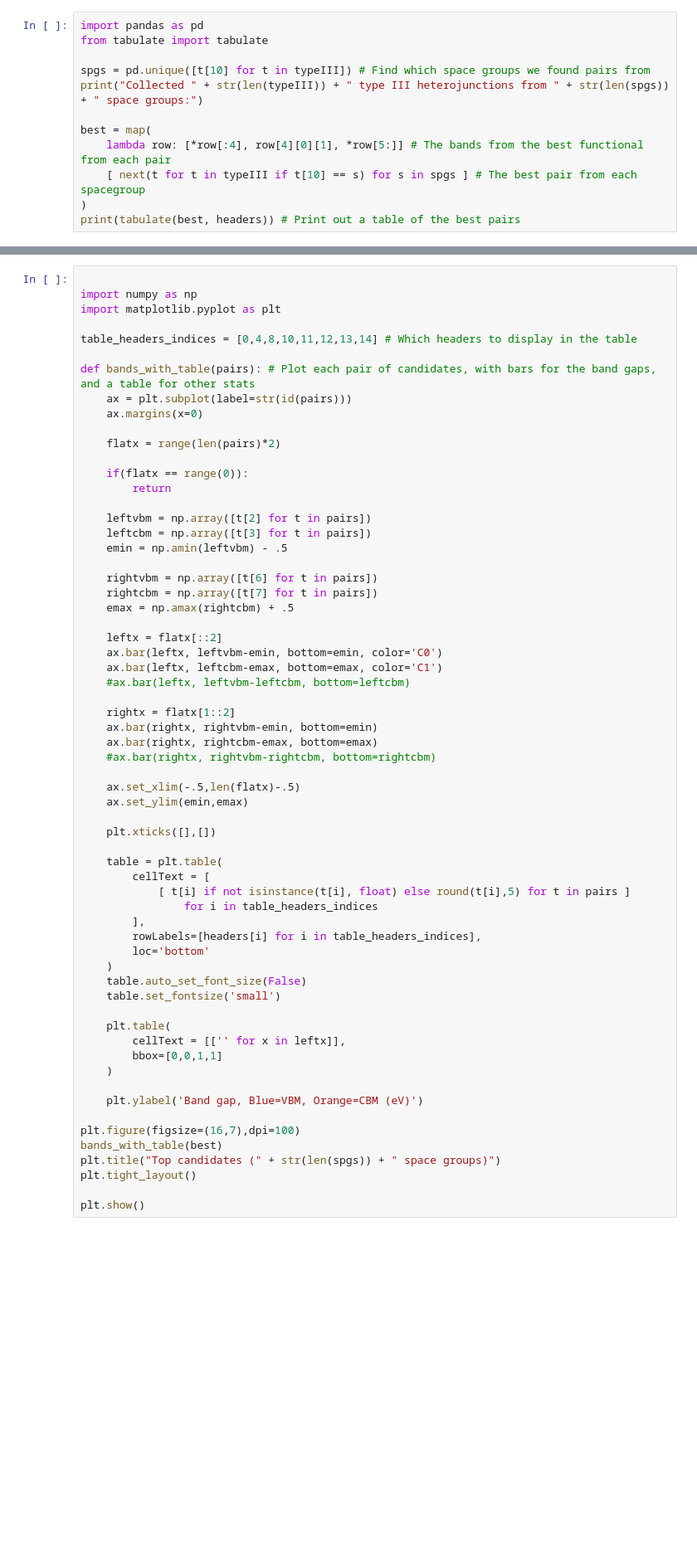
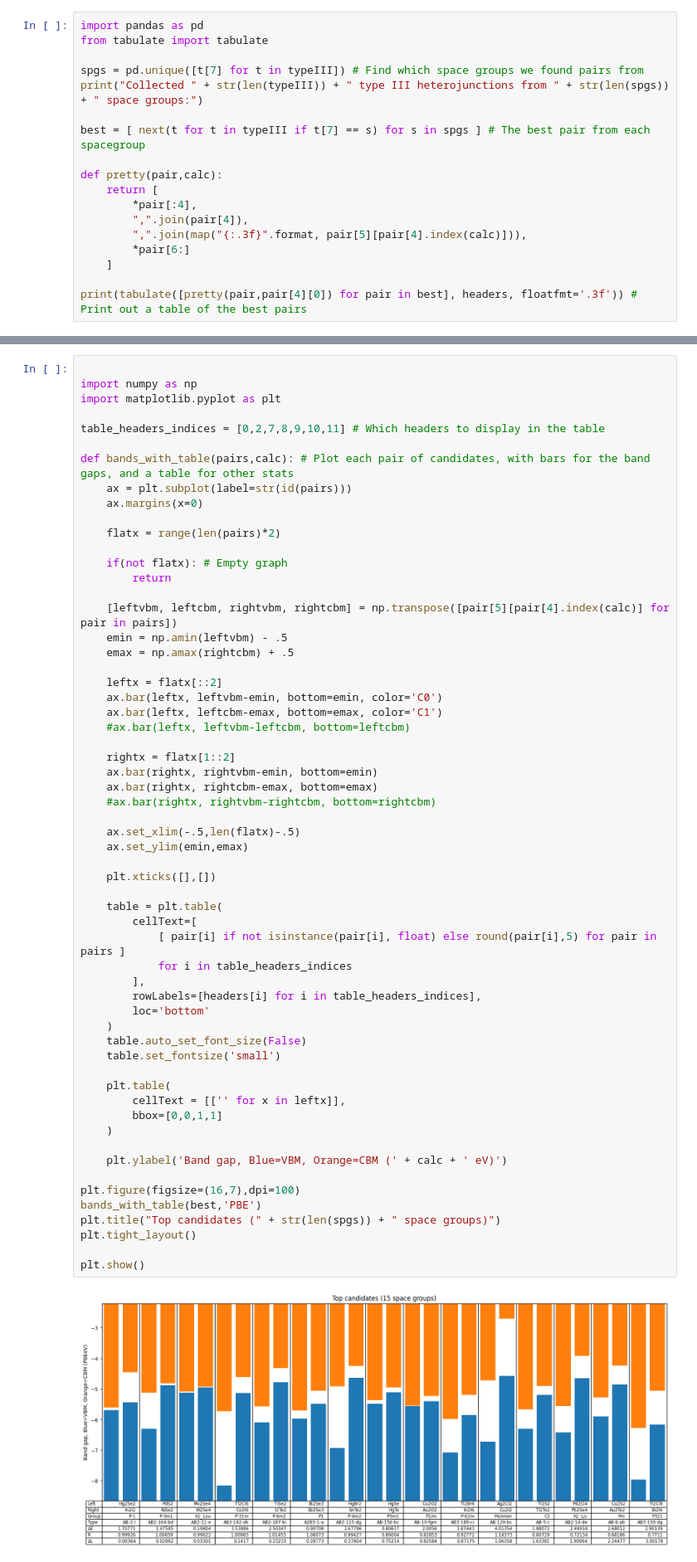
Before and after one commit to MayCXC/DIPC, a Jupyter notebook: topinsulators.ipynb, the cells around one changed output, grey strips where cells are left out. Shown: that part at 83% size. Drawn from its saved outputs; the diff is of its cells as text; blank space fills up the shorter version.

```diff
--- a/topinsulators.ipynb
+++ b/topinsulators.ipynb
@@ -127,11 +131,17 @@ SyntaxError: invalid syntax (<ipython-input-7-4c2a79ccf911>, line 52)
 import pandas as pd
 from tabulate import tabulate
 
-spgs = pd.unique([t[10] for t in typeIII]) # Find which space groups we found pairs from
+spgs = pd.unique([t[7] for t in typeIII]) # Find which space groups we found pairs from
 print("Collected " + str(len(typeIII)) + " type III heterojunctions from " + str(len(spgs)) + " space groups:")
 
-best = map(
-    lambda row: [*row[:4], row[4][0][1], *row[5:]] # The bands from the best functional from each pair
-    [ next(t for t in typeIII if t[10] == s) for s in spgs ] # The best pair from each spacegroup
-)
-print(tabulate(best, headers)) # Print out a table of the best pairs
+best = [ next(t for t in typeIII if t[7] == s) for s in spgs ] # The best pair from each spacegroup
+
+def pretty(pair,calc):
+    return [
+        *pair[:4],
+        ",".join(pair[4]),
+        ",".join(map("{:.3f}".format, pair[5][pair[4].index(calc)])),
+        *pair[6:]
+    ]
+
+print(tabulate([pretty(pair,pair[4][0]) for pair in best], headers, floatfmt='.3f')) # Print out a table of the best pairs
@@ -140,23 +169,19 @@ print(tabulate(best, headers)) # Print out a table of the best pairs
 import numpy as np
 import matplotlib.pyplot as plt
 
-table_headers_indices = [0,4,8,10,11,12,13,14] # Which headers to display in the table
+table_headers_indices = [0,2,7,8,9,10,11] # Which headers to display in the table
 
-def bands_with_table(pairs): # Plot each pair of candidates, with bars for the band gaps, and a table for other stats
+def bands_with_table(pairs,calc): # Plot each pair of candidates, with bars for the band gaps, and a table for other stats
     ax = plt.subplot(label=str(id(pairs)))
     ax.margins(x=0)
 
     flatx = range(len(pairs)*2)
 
-    if(flatx == range(0)):
+    if(not flatx): # Empty graph
         return
 
-    leftvbm = np.array([t[2] for t in pairs])
-    leftcbm = np.array([t[3] for t in pairs])
+    [leftvbm, leftcbm, rightvbm, rightcbm] = np.transpose([pair[5][pair[4].index(calc)] for pair in pairs])
     emin = np.amin(leftvbm) - .5
-
-    rightvbm = np.array([t[6] for t in pairs])
-    rightcbm = np.array([t[7] for t in pairs])
     emax = np.amax(rightcbm) + .5
 
     leftx = flatx[::2]
@@ -166,38 +191,40 @@ def bands_with_table(pairs): # Plot each pair of candidates, with bars for the b
 
     rightx = flatx[1::2]
     ax.bar(rightx, rightvbm-emin, bottom=emin)
     ax.bar(rightx, rightcbm-emax, bottom=emax)
     #ax.bar(rightx, rightvbm-rightcbm, bottom=rightcbm)
 
     ax.set_xlim(-.5,len(flatx)-.5)
     ax.set_ylim(emin,emax)
 
     plt.xticks([],[])
 
     table = plt.table(
-        cellText = [
-            [ t[i] if not isinstance(t[i], float) else round(t[i],5) for t in pairs ]
-                for i in table_headers_indices
+        cellText=[
+            [ pair[i] if not isinstance(pair[i], float) else round(pair[i],5) for pair in pairs ]
+            for i in table_headers_indices
         ],
         rowLabels=[headers[i] for i in table_headers_indices],
         loc='bottom'
     )
     table.auto_set_font_size(False)
     table.set_fontsize('small')
 
     plt.table(
         cellText = [['' for x in leftx]],
         bbox=[0,0,1,1]
     )
 
-    plt.ylabel('Band gap, Blue=VBM, Orange=CBM (eV)')
+    plt.ylabel('Band gap, Blue=VBM, Orange=CBM (' + calc + ' eV)')
 
 plt.figure(figsize=(16,7),dpi=100)
-bands_with_table(best)
+bands_with_table(best,'PBE')
 plt.title("Top candidates (" + str(len(spgs)) + " space groups)")
 plt.tight_layout()
 
 plt.show()
+# %% [output]
+[figure, added]
 # %%
 from IPython.display import display
 import ipywidgets as widgets
```
Also changed, not shown: parts of 3 cells of this notebook, 1 other file.
